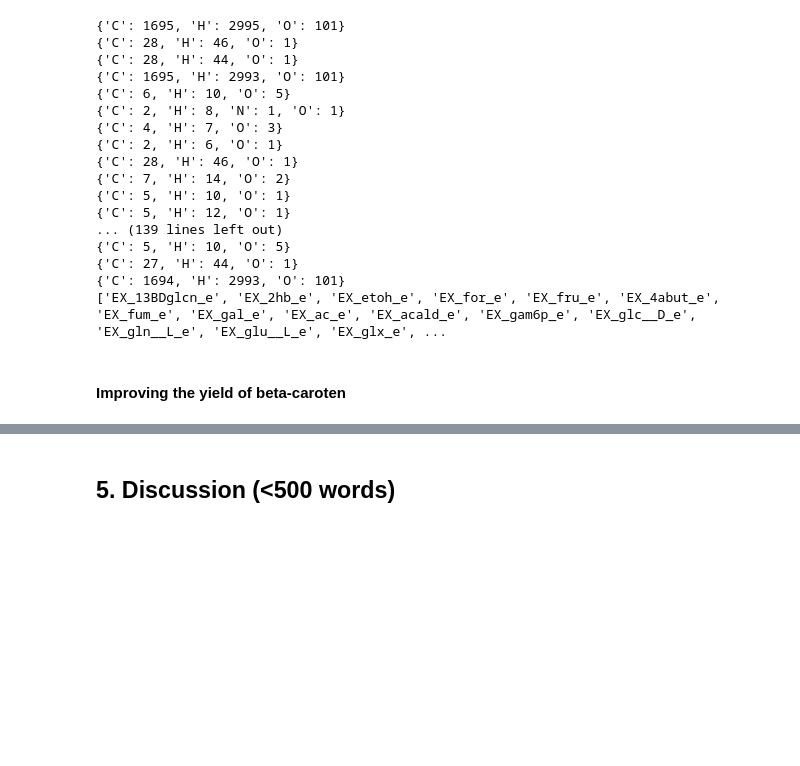
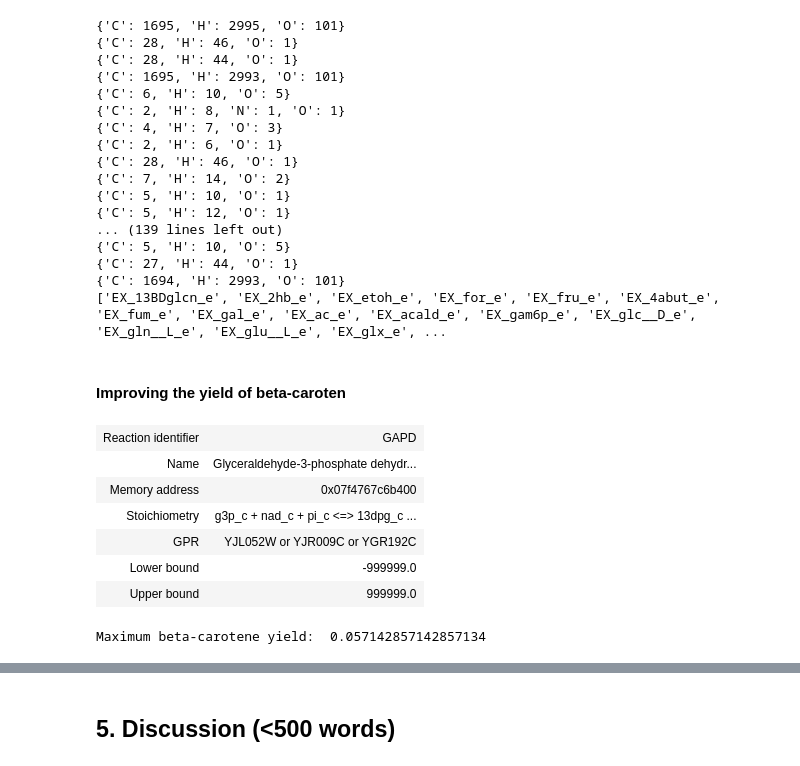
Before and after one commit to 27410/27410-2020-group-project-group-10-betacaroten-synthesis, a Jupyter notebook: Report.ipynb, the cells around one changed output, grey strips where cells are left out. Saved outputs shown, nothing was run; the diff lists cells and outputs as text; code cells hidden in the pictures; blank space fills up the shorter version.

```diff
--- a/Report.ipynb
+++ b/Report.ipynb
@@ -347,3 +346,20 @@ print(anaerobic_carbon_sources)
 ['EX_13BDglcn_e', 'EX_2hb_e', 'EX_etoh_e', 'EX_for_e', 'EX_fru_e', 'EX_4abut_e', 'EX_fum_e', 'EX_gal_e', 'EX_ac_e', 'EX_acald_e', 'EX_gam6p_e', 'EX_glc__D_e', 'EX_gln__L_e', 'EX_glu__L_e', 'EX_glx_e', ...
 # %% [markdown]
 #### Improving the yield of beta-caroten
+# %%
+model_iMM904.reactions.GAPD
+# %% [output]
+| Reaction identifier | GAPD |
+| Name | Glyceraldehyde-3-phosphate dehydr... |
+| Memory address | 0x07f4767c6b400 |
+| Stoichiometry | g3p_c + nad_c + pi_c <=> 13dpg_c ... |
+| GPR | YJL052W or YJR009C or YGR192C |
+| Lower bound | -999999.0 |
+| Upper bound | 999999.0 |
+# %%
+with model_iMM904:
+    model_iMM904.reactions.GAPD.bounds = 0,0
+    model_iMM904.objective = model_iMM904.reactions.EX_beta
+    print("Maximum beta-carotene yield: ",model_iMM904.optimize().objective_value)
+# %% [output]
+Maximum beta-carotene yield:  0.057142857142857134
```
Also changed, not shown: parts of 13 cells of this notebook.
